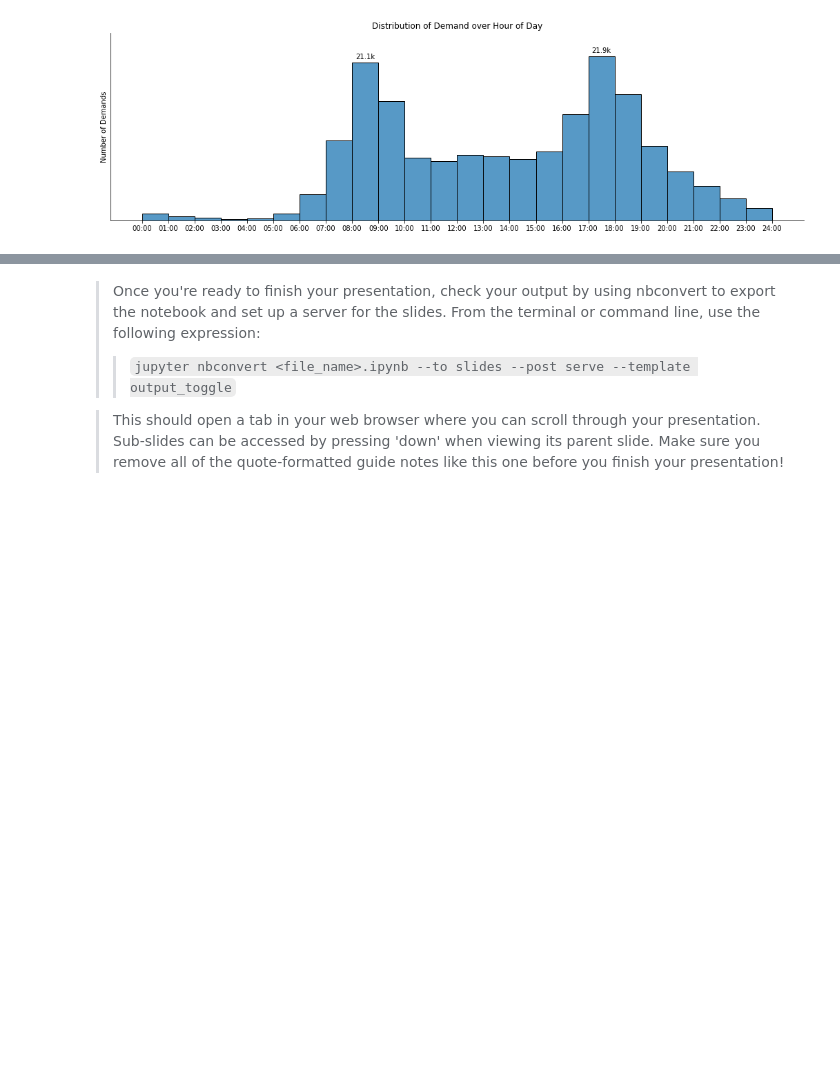
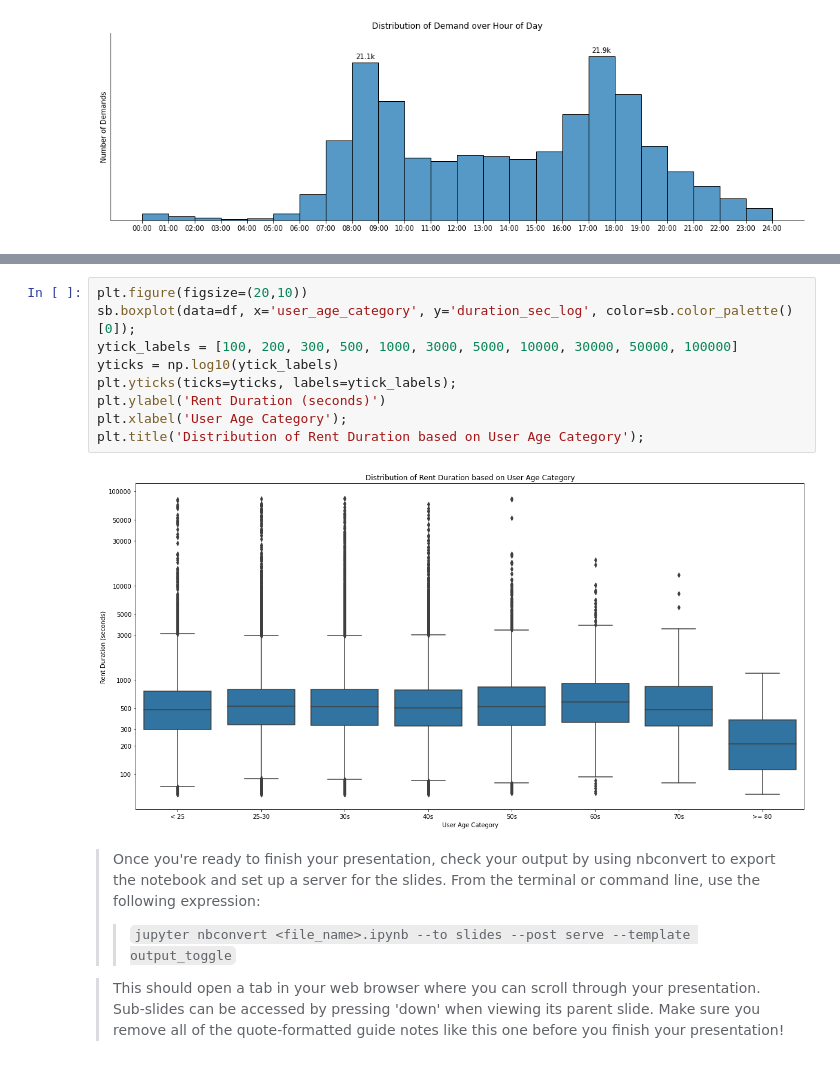
Before and after one commit to fletchersarip93/ford-gobike-data-analysis, a Jupyter notebook: slide_deck_ford_gobike.ipynb, the cells around one changed output, grey strips where cells are left out. Drawn from its saved outputs; the diff is of its cells as text; blank space fills up the shorter version.

```diff
--- a/slide_deck_ford_gobike.ipynb
+++ b/slide_deck_ford_gobike.ipynb
@@ -258,3 +296,14 @@ for ax in g.axes.squeeze():
+# %%
+plt.figure(figsize=(20,10))
+sb.boxplot(data=df, x='user_age_category', y='duration_sec_log', color=sb.color_palette()[0]);
+ytick_labels = [100, 200, 300, 500, 1000, 3000, 5000, 10000, 30000, 50000, 100000]
+yticks = np.log10(ytick_labels)
+plt.yticks(ticks=yticks, labels=ytick_labels);
+plt.ylabel('Rent Duration (seconds)')
+plt.xlabel('User Age Category');
+plt.title('Distribution of Rent Duration based on User Age Category');
+# %% [output]
+[figure, added]
 # %% [markdown]
 > Once you're ready to finish your presentation, check your output by using
 nbconvert to export the notebook and set up a server for the slides. From the
```
Also changed, not shown: parts of 9 cells of this notebook.
